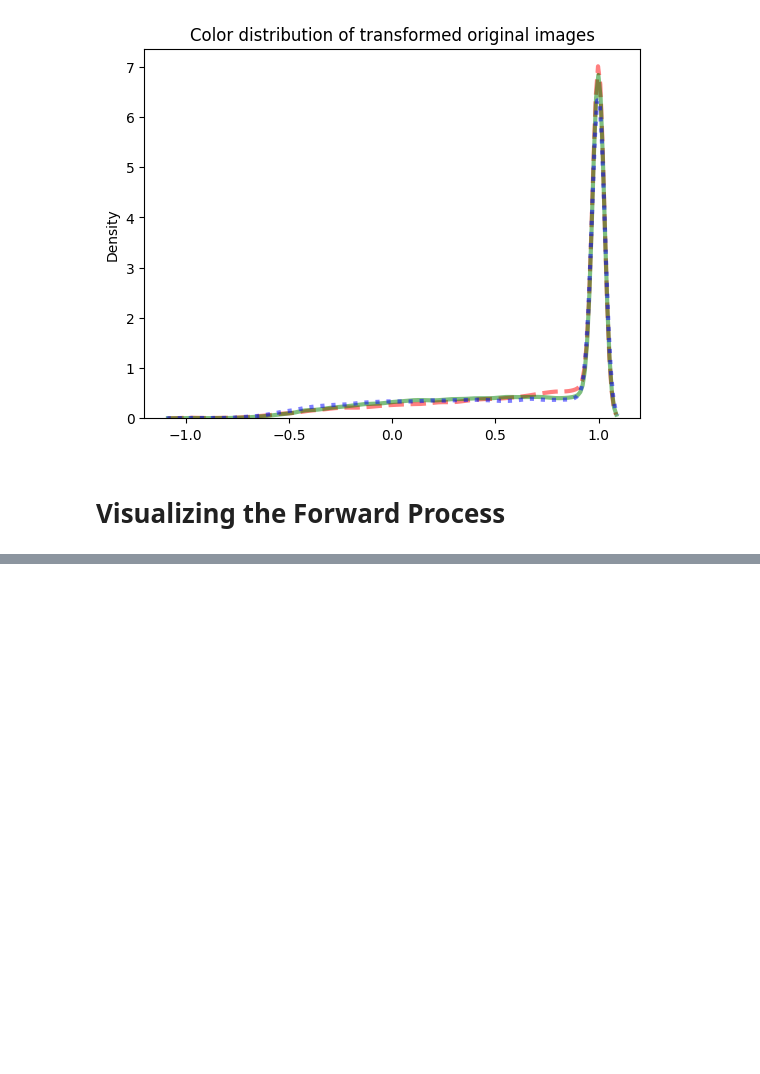
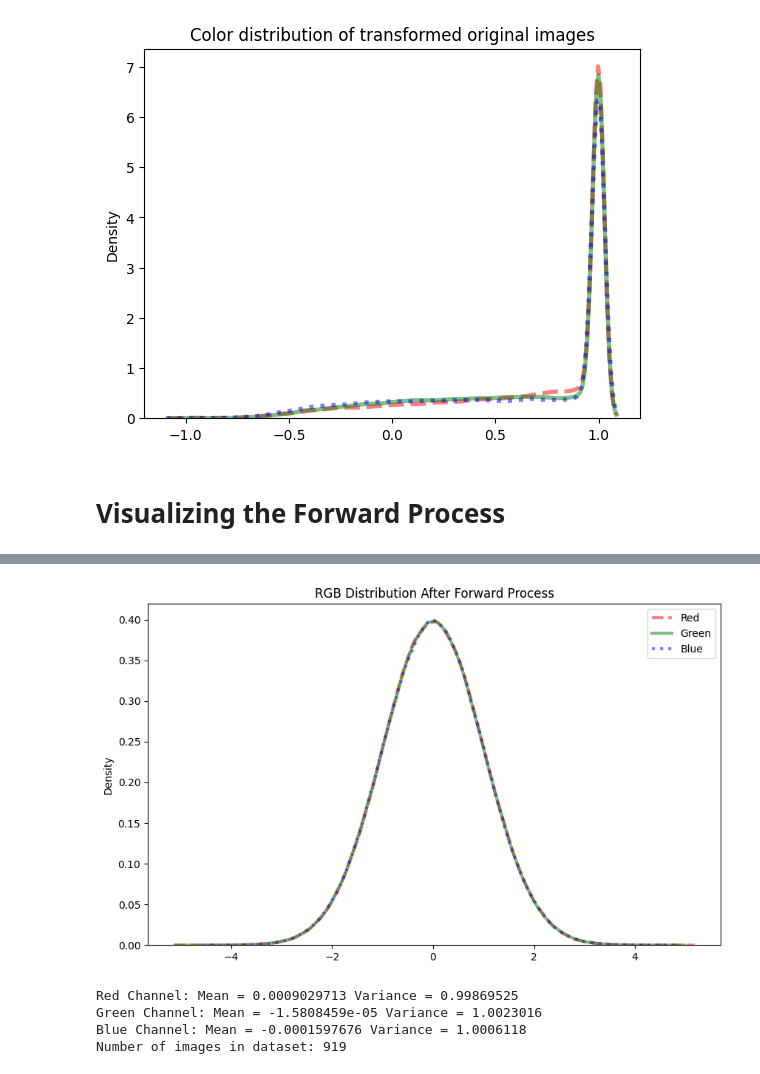
Before and after one commit to Jongminnnnnn/diffusion_experiments_imperial_college_london, a Jupyter notebook: Practical_Project.ipynb, the cells around one changed output, grey strips where cells are left out. Saved outputs shown, nothing was run; the diff lists cells and outputs as text; code cells hidden in the pictures; blank space fills up the shorter version.

```diff
--- a/Practical_Project.ipynb
+++ b/Practical_Project.ipynb
@@ -398,0 +453,57 @@ show_from_image_list(img_list, filename = 'forward_grid.png')
+# %%
+# Forward Process 후 RGB 분포 확인
+def analyze_forward_rgb_distribution(dataset, alpha_cumprod, timesteps=100):
+    """
+    Analyze the RGB distribution of images after the Forward Process.
+
+    Args:
+        dataset (Dataset): Dataset containing the images.
+        alpha_cumprod (torch.Tensor): Cumulative product of alphas.
+        timesteps (int): Number of timesteps in the Forward Process.
+
+    Returns:
+        None: Saves the RGB distribution plot.
+    """
+    # Initialize the tensor for all images
+    img_num = len(dataset.img_list)
+    tensor_with_all_images = torch.zeros((img_num, CHANNELS, IMG_SIZE, IMG_SIZE), device=DEVICE)
+
+    # Apply Forward Process to all images in the dataset
+    for i, img in enumerate(dataset.img_list):
+        img = img.to(DEVICE)  # Move image to the same device
+        for t in range(timesteps):
+            img = one_step_forward(img, t=t, alpha_cumprod=alpha_cumprod)
+        tensor_with_all_images[i, :, :, :] = img
+
+    # Extract RGB pixel values from all processed images
+    pixels_red = tensor_with_all_images[:, 0, :, :].flatten().cpu().numpy()
+    pixels_green = tensor_with_all_images[:, 1, :, :].flatten().cpu().numpy()
+    pixels_blue = tensor_with_all_images[:, 2, :, :].flatten().cpu().numpy()
+
+    # Plot the RGB distribution
+    plt.figure(figsize=(10, 6))
+    ax = sns.kdeplot(pixels_red, color="red", alpha=0.5, ls="--", lw=3, label="Red")
+    sns.kdeplot(pixels_green, color="green", ax=ax, alpha=0.5, lw=3, label="Green")
+    sns.kdeplot(pixels_blue, color="blue", ax=ax, alpha=0.5, ls=":", lw=3, label="Blue")
+    plt.title("RGB Distribution After Forward Process")
+    plt.legend()
+    plt.savefig('forward_color_distribution.png', dpi=300, bbox_inches='tight')
+    plt.show()
+
+    # Print mean and variance for each channel
+    print("Red Channel: Mean =", pixels_red.mean(), "Variance =", pixels_red.var())
+    print("Green Channel: Mean =", pixels_green.mean(), "Variance =", pixels_green.var())
+    print("Blue Channel: Mean =", pixels_blue.mean(), "Variance =", pixels_blue.var())
+
+TIMESTEPS = 100
+beta_schedule = linear_beta_schedule(TIMESTEPS)
+alpha_cumprod = torch.cumprod(1.0 - beta_schedule, dim=0)
+analyze_forward_rgb_distribution(dataset, alpha_cumprod, timesteps=TIMESTEPS)
+
+print(f"Number of images in dataset: {img_num}")
+# %% [output]
+[figure, added]
+Red Channel: Mean = 0.0009029713 Variance = 0.99869525
+Green Channel: Mean = -1.5808459e-05 Variance = 1.0023016
+Blue Channel: Mean = -0.0001597676 Variance = 1.0006118
+Number of images in dataset: 919
```
Also changed, not shown: parts of 8 cells of this notebook.
